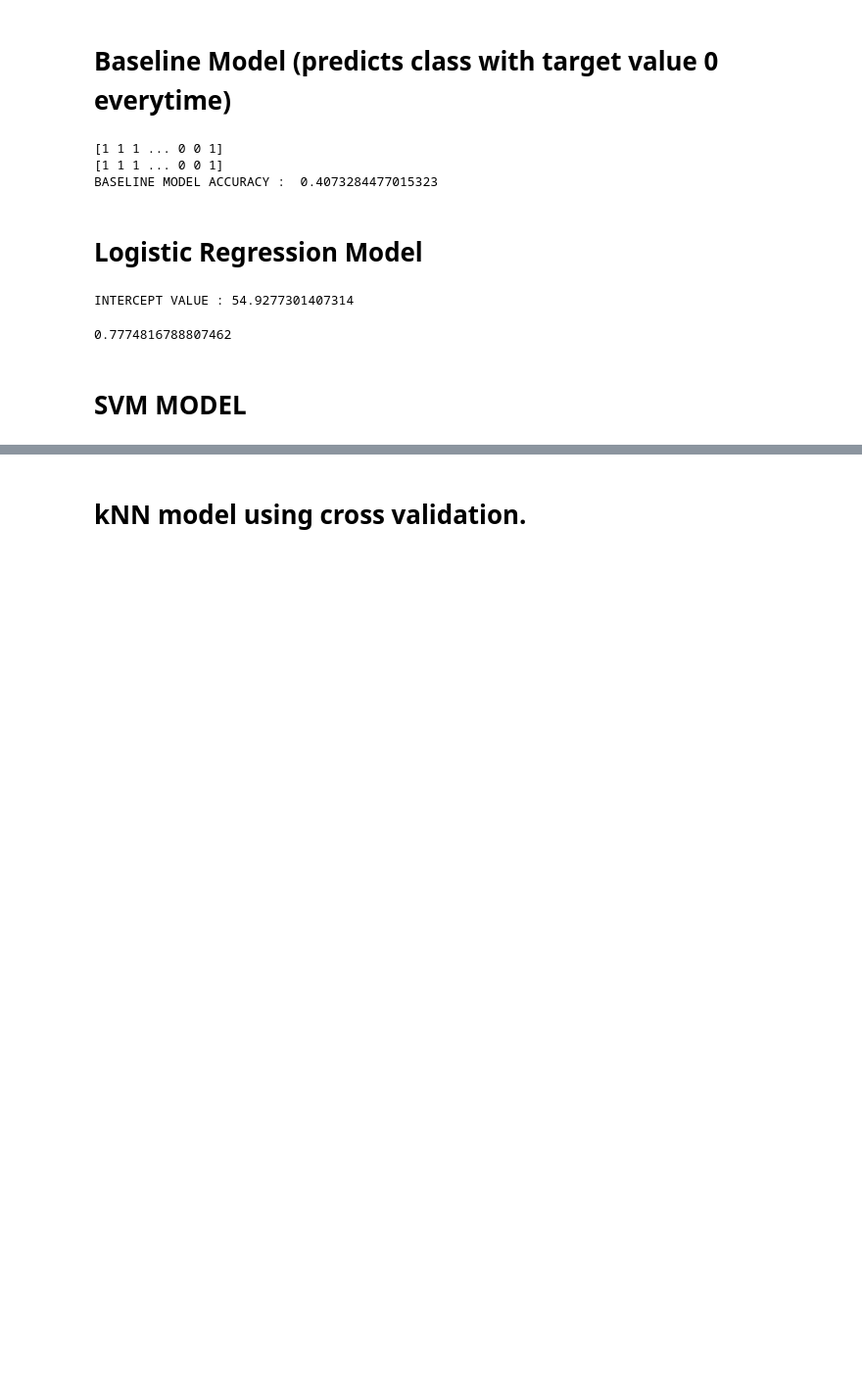
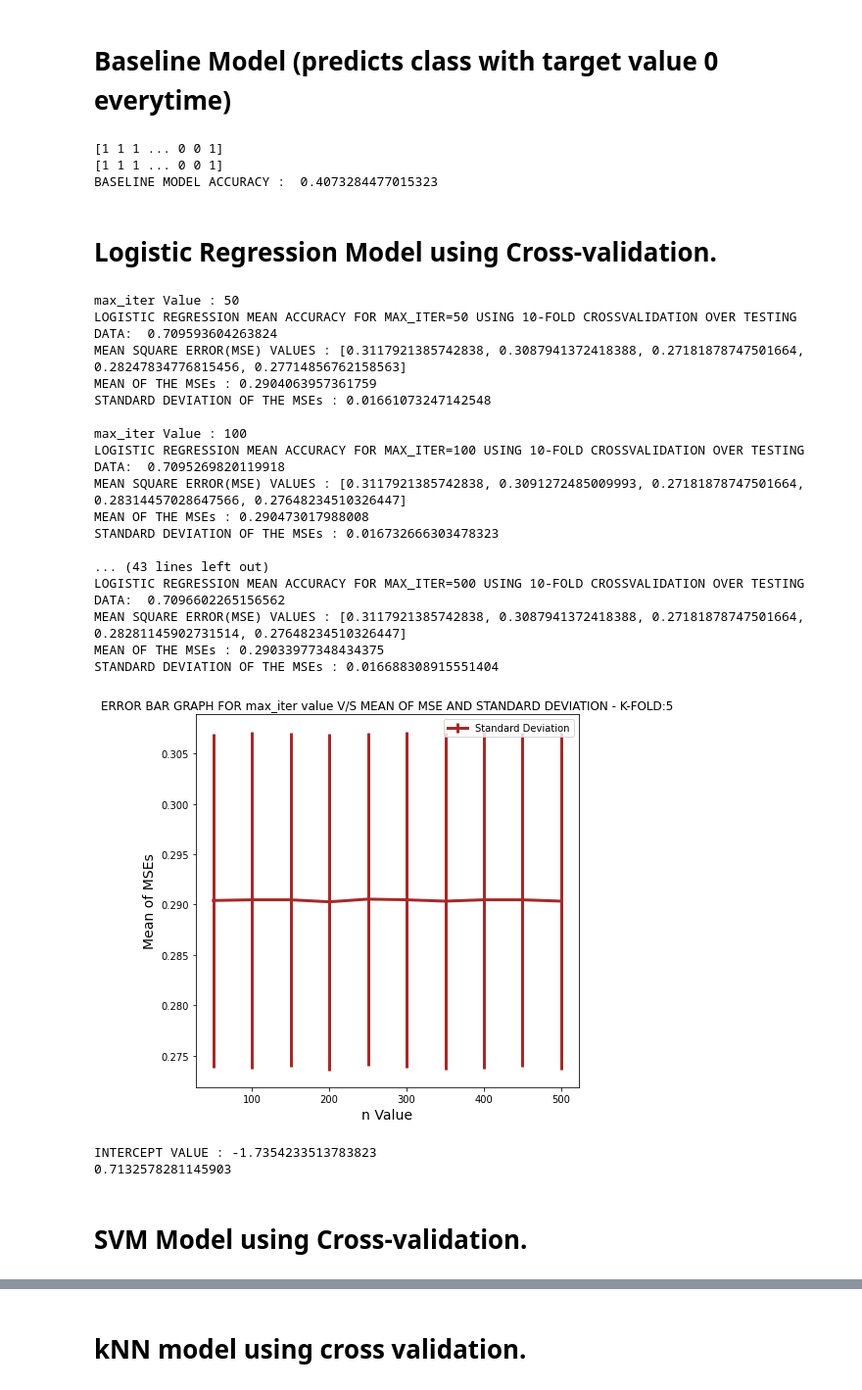
Before and after one commit to takshilbharadwaj/Dublin_rainfall_predictions_using_opendata_source, a Jupyter notebook: ML_final_assignment.ipynb, the cells around one changed output, grey strips where cells are left out. Shown: that part at 98% size. Drawn from its saved outputs; the diff is of its cells as text; code cells hidden in the pictures; blank space fills up the shorter version.

```diff
--- a/ML_final_assignment.ipynb
+++ b/ML_final_assignment.ipynb
@@ -313,11 +319,64 @@ print("BASELINE MODEL ACCURACY : ",logisticRegression_accuracy_baseline)
 [1 1 1 ... 0 0 1]
 BASELINE MODEL ACCURACY :  0.4073284477015323
 # %% [markdown]
-# Logistic Regression Model
+# Logistic Regression Model using Cross-validation.
+# %%
+warnings.filterwarnings("ignore")
+
+max_iter_Arr = [50,100,150,200,250,300,350,400,450,500]
+mean_error=[]
+std_error=[]
+mean_accuracy = []
+for max_iter_Val in max_iter_Arr:
+    kfold_n = 5
+    kfold = KFold(n_splits=kfold_n)
+    logisticReg = LogisticRegression(penalty="l1",max_iter = 100, solver = "liblinear") #max_iter alteration for different values
+    temp=[]
+    temp_acc = []
+    for train, test in kfold.split(norm_training_data):
+        logisticReg.fit(norm_training_data[train], target_Arr[train])
+        ypred = logisticReg.predict(norm_training_data[test])
+        temp.append(mean_squared_error(target_Arr[test],ypred))
+        temp_acc.append(accuracy_score(target_Arr[test],ypred))
+        ypred = logisticReg.predict(norm_training_data)
+    mean_accuracy.append(np.array(temp_acc).mean())
+    mean_error.append(np.array(temp).mean())
+    std_error.append((np.array(temp).std()))
+    print("max_iter Value :",max_iter_Val)
+    print("LOGISTIC REGRESSION MEAN ACCURACY FOR MAX_ITER=%d USING 10-FOLD CROSSVALIDATION OVER TESTING DATA: "%max_iter_Val,mean_accuracy[-1])
+    print("MEAN SQUARE ERROR(MSE) VALUES :", temp)
+    print("MEAN OF THE MSEs :",mean_error[-1])
+    print("STANDARD DEVIATION OF THE MSEs :",std_error[-1],"\n")
+plt.figure(figsize=(7,7))
+plt.errorbar(max_iter_Arr,mean_error,yerr=std_error,linewidth=3, color = "brown")
+plt.xlabel('n Value', fontsize = 14)
+plt.ylabel('Mean of MSEs', fontsize = 14)
+plt.title("ERROR BAR GRAPH FOR max_iter value V/S MEAN OF MSE AND STANDARD DEVIATION - K-FOLD:%s"%str(kfold_n))
+plt.legend(["Standard Deviation"], bbox_to_anchor=(1, 1))
+plt.show()
+# %% [output]
+max_iter Value : 50
+LOGISTIC REGRESSION MEAN ACCURACY FOR MAX_ITER=50 USING 10-FOLD CROSSVALIDATION OVER TESTING DATA:  0.709593604263824
+MEAN SQUARE ERROR(MSE) VALUES : [0.3117921385742838, 0.3087941372418388, 0.27181878747501664, 0.28247834776815456, 0.27714856762158563]
+MEAN OF THE MSEs : 0.2904063957361759
+STANDARD DEVIATION OF THE MSEs : 0.01661073247142548
+
+max_iter Value : 100
+LOGISTIC REGRESSION MEAN ACCURACY FOR MAX_ITER=100 USING 10-FOLD CROSSVALIDATION OVER TESTING DATA:  0.7095269820119918
+MEAN SQUARE ERROR(MSE) VALUES : [0.3117921385742838, 0.3091272485009993, 0.27181878747501664, 0.28314457028647566, 0.27648234510326447]
+MEAN OF THE MSEs : 0.290473017988008
+STANDARD DEVIATION OF THE MSEs : 0.016732666303478323
+
+... (43 lines left out)
+LOGISTIC REGRESSION MEAN ACCURACY FOR MAX_ITER=500 USING 10-FOLD CROSSVALIDATION OVER TESTING DATA:  0.7096602265156562
+MEAN SQUARE ERROR(MSE) VALUES : [0.3117921385742838, 0.3087941372418388, 0.27181878747501664, 0.28281145902731514, 0.27648234510326447]
+MEAN OF THE MSEs : 0.29033977348434375
+STANDARD DEVIATION OF THE MSEs : 0.016688308915551404
+[figure, added]
 # %%
-logisticReg = LogisticRegression(penalty="l1",max_iter = 250, solver = "liblinear") #max_iter alteration for different values
-logisticReg.fit(training_data, target_Arr)
-y_pred = logisticReg.predict(training_data)
+logisticReg = LogisticRegression(penalty="l1",max_iter = 240, solver = "liblinear") #max_iter alteration for different values
+logisticReg.fit(norm_training_data, target_Arr)
+y_pred = logisticReg.predict(norm_training_data)
 intercept_value = logisticReg.intercept_
 # theta1 = logisticReg.coef_[0,0]
 # theta2 = logisticReg.coef_[0,1]
@@ -325,14 +384,14 @@ print("INTERCEPT VALUE :", intercept_value[0])
 # print("theta1 :", theta1)
 # print("theta2 :", theta2)
 # print("theta values: "+ str(logisticReg.coef_))
+
+
+logisticRegression_accuracy = metrics.accuracy_score(target_Arr,y_pred)
+print(logisticRegression_accuracy)
 # %% [output]
-INTERCEPT VALUE : 54.9277301407314
+INTERCEPT VALUE : -1.7354233513783823
+0.7132578281145903
-# %%
-logisticRegression_accuracy = metrics.accuracy_score(target_Arr,y_pred)
-print(logisticRegression_accuracy)
-# %% [output]
-0.7774816788807462
-# %% [markdown]
-# SVM MODEL
+# %% [markdown]
+# SVM Model using Cross-validation.
 # %%
 # Split dataset into training set and test set
```
Also changed, not shown: parts of 18 cells of this notebook.
